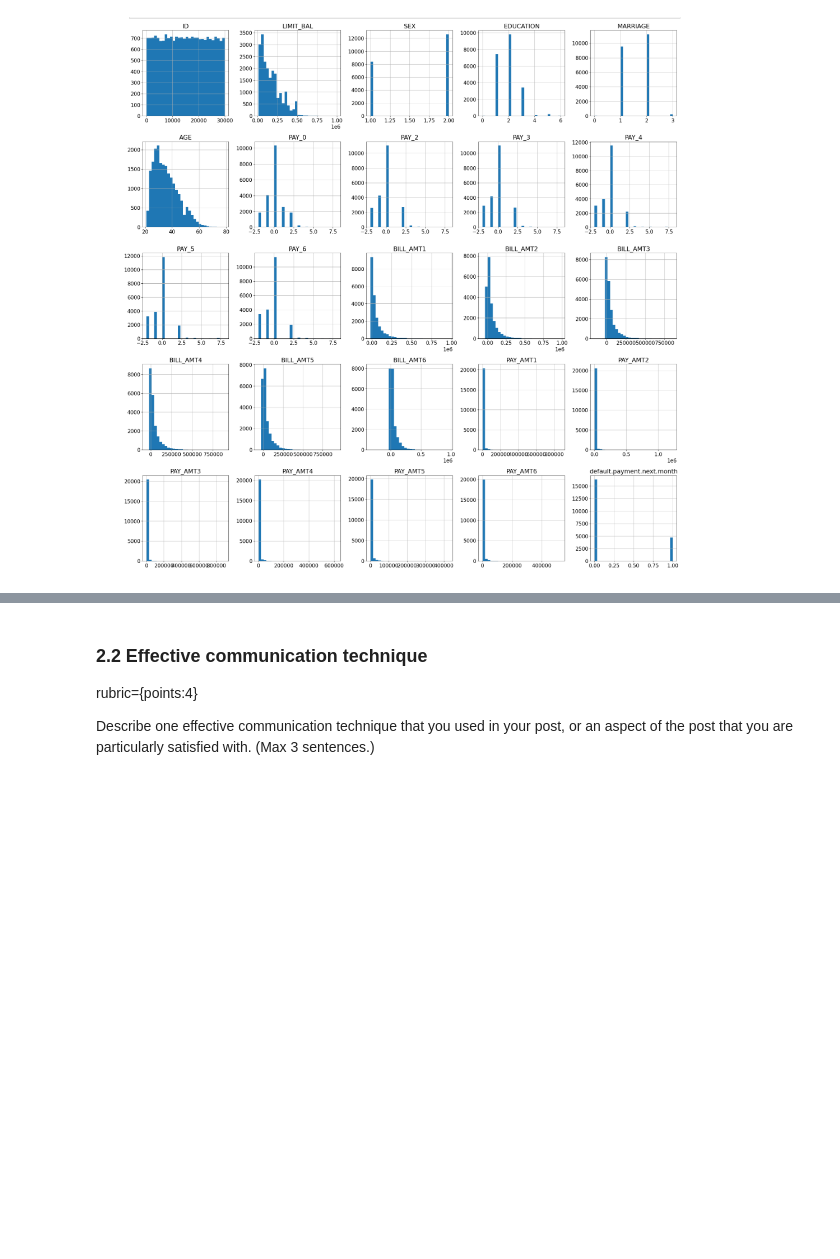
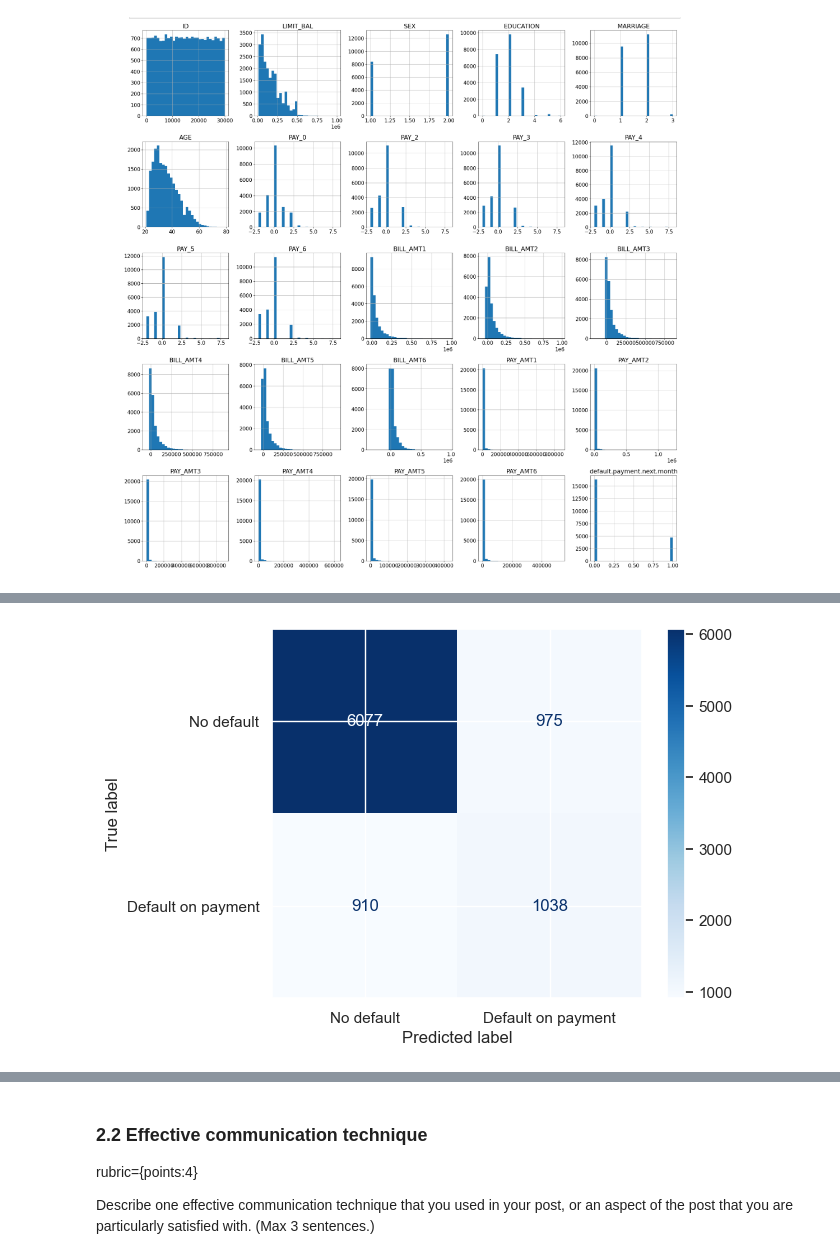
Before and after one commit to asnbl/credit-default-prediction, a Jupyter notebook: hw9.ipynb, the cells around one changed output, grey strips where cells are left out. Cells and saved outputs as stored; diff of their text form; code cells hidden in the pictures; blank space fills up the shorter version.

```diff
--- a/hw9.ipynb
+++ b/hw9.ipynb
@@ -177,0 +160,4 @@ This project was an opportunity to take concepts from class and get first-hand e
+# %%
+Image("img/conf_mat.png")
+# %% [output]
+[figure, added]
```
Also changed, not shown: parts of 2 cells of this notebook.
